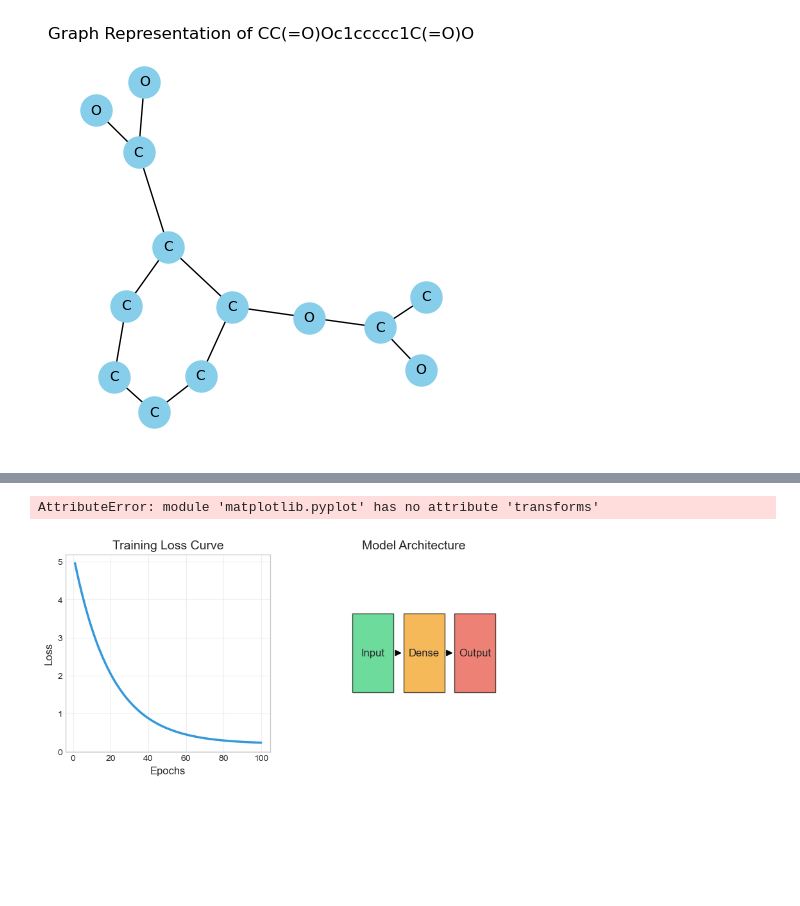
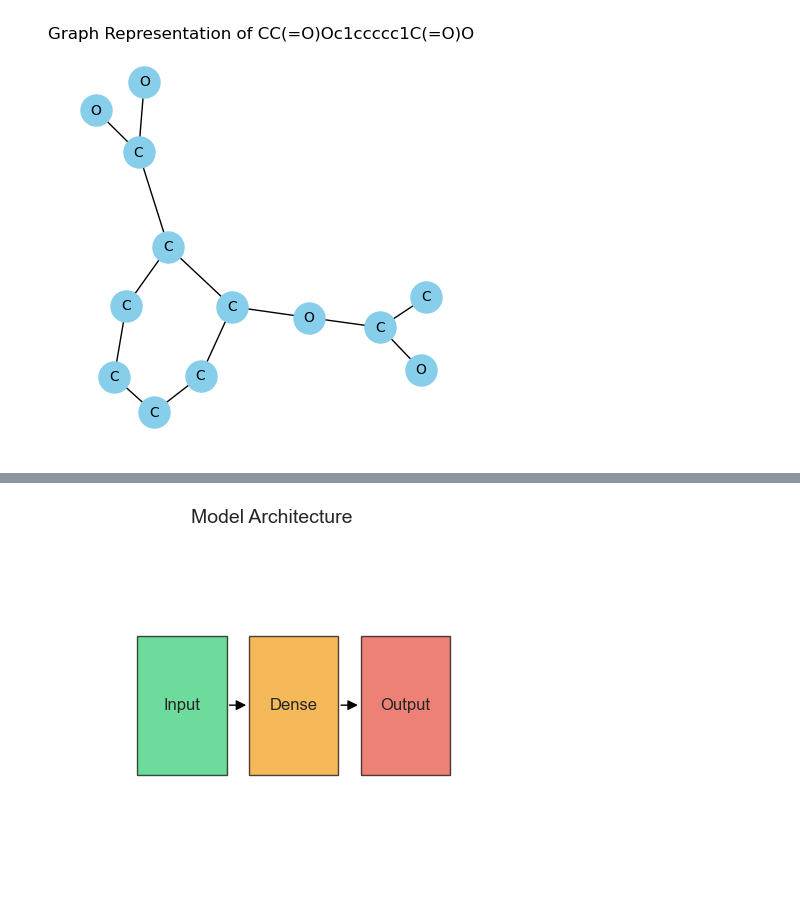
Before and after one commit to MooseML/homo-lumo-gap-models, a Jupyter notebook: reports/visuals/visuals.ipynb, the cells around one changed output, grey strips where cells are left out. Drawn from its saved outputs; the diff is of its cells as text; code cells hidden in the pictures; blank space fills up the shorter version.

Commit message:
Updated visuals nb

```diff
--- a/reports/visuals/visuals.ipynb
+++ b/reports/visuals/visuals.ipynb
@@ -287,94 +214,37 @@ plt.show()
 import matplotlib.pyplot as plt
 import numpy as np
 from matplotlib.patches import Rectangle, FancyArrowPatch
-import matplotlib.path as mpath
-import matplotlib.patches as mpatches
 
-# Set style for cleaner plots
+# cleaner plots
 plt.style.use('seaborn-v0_8-whitegrid')
 
-# Create a figure with subplots
 fig = plt.figure(figsize=(14, 4))
 
-# 1. Plot showing loss curve over epochs
-ax1 = plt.subplot(131)
-epochs = np.arange(1, 101)
-# Simulate a nice clean loss curve that starts high and converges
-loss = 5 * np.exp(-0.05 * epochs) + 0.2
-ax1.plot(epochs, loss, lw=2.5, color='#3498db')
-ax1.set_xlabel('Epochs', fontsize=12)
-ax1.set_ylabel('Loss', fontsize=12)
-ax1.set_title('Training Loss Curve', fontsize=14)
-ax1.grid(True, alpha=0.3)
-
-# 2. Simple model block diagram
 ax2 = plt.subplot(132)
 ax2.axis('off')
 
-# Create boxes for the model components
 input_box = Rectangle((0.2, 0.3), 0.2, 0.4, facecolor='#2ecc71', alpha=0.7, edgecolor='black')
 hidden_box = Rectangle((0.45, 0.3), 0.2, 0.4, facecolor='#f39c12', alpha=0.7, edgecolor='black')
 output_box = Rectangle((0.7, 0.3), 0.2, 0.4, facecolor='#e74c3c', alpha=0.7, edgecolor='black')
 
-# Add arrows between components
 arrow1 = FancyArrowPatch((0.4, 0.5), (0.45, 0.5), arrowstyle='-|>', mutation_scale=15, color='black')
 arrow2 = FancyArrowPatch((0.65, 0.5), (0.7, 0.5), arrowstyle='-|>', mutation_scale=15, color='black')
 
-# Add components to the plot
 ax2.add_patch(input_box)
 ax2.add_patch(hidden_box)
 ax2.add_patch(output_box)
 ax2.add_patch(arrow1)
 ax2.add_patch(arrow2)
 
-# Add text labels
 ax2.text(0.3, 0.5, 'Input', ha='center', va='center', fontsize=12)
 ax2.text(0.55, 0.5, 'Dense', ha='center', va='center', fontsize=12)
 ax2.text(0.8, 0.5, 'Output', ha='center', va='center', fontsize=12)
 ax2.set_title('Model Architecture', fontsize=14)
 
-# 3. ML Icon (brain symbol)
-ax3 = plt.subplot(133)
-ax3.axis('off')
-
-# Create a stylized brain icon
-def create_brain_icon(ax):
-    # Base brain shape
-    brain = mpath.Path.unit_circle().transformed(plt.transforms.Affine2D().scale(0.4, 0.5))
-    brain_patch = mpatches.PathPatch(brain, facecolor='#9b59b6', alpha=0.8, edgecolor='black', lw=1.5)
-    ax.add_patch(brain_patch)
-
-    # Add circuit-like lines
-    circuit_lines = [
-        [(0, 0), (0.2, 0.25)],
-        [(0, 0), (-0.2, 0.25)],
-        [(0, 0), (0.3, -0.1)],
-        [(0, 0), (-0.3, -0.1)],
-        [(0, 0), (0, -0.3)],
-    ]
-
-    for line in circuit_lines:
-        x = [line[0][0], line[1][0]]
-        y = [line[0][1], line[1][1]]
-        ax.plot(x, y, 'o-', color='black', markersize=3)
-
-    # Add nodes at endpoints
-    node_positions = [
-        (0.2, 0.25), (-0.2, 0.25), (0.3, -0.1), (-0.3, -0.1), (0, -0.3)
-    ]
-
-    for pos in node_positions:
-        ax.plot(pos[0], pos[1], 'o', color='#e74c3c', markersize=6)
-
-create_brain_icon(ax3)
-ax3.set_title('ML System', fontsize=14)
-
-# Adjust layout and display
 plt.tight_layout()
 plt.show()
 # %% [output]
-AttributeError: module 'matplotlib.pyplot' has no attribute 'transforms'
-[figure, old version]
+[figure, new version]
 # %%
 import matplotlib.pyplot as plt
 import numpy as np
```
Also changed, not shown: parts of 10 cells of this notebook.
